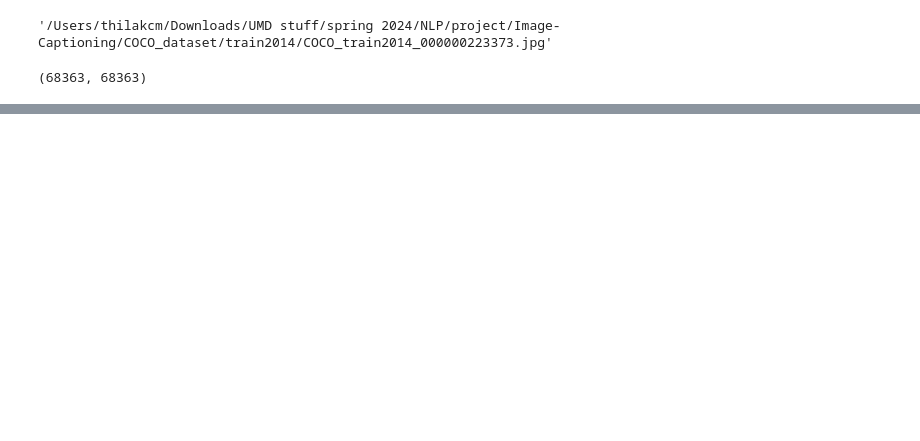
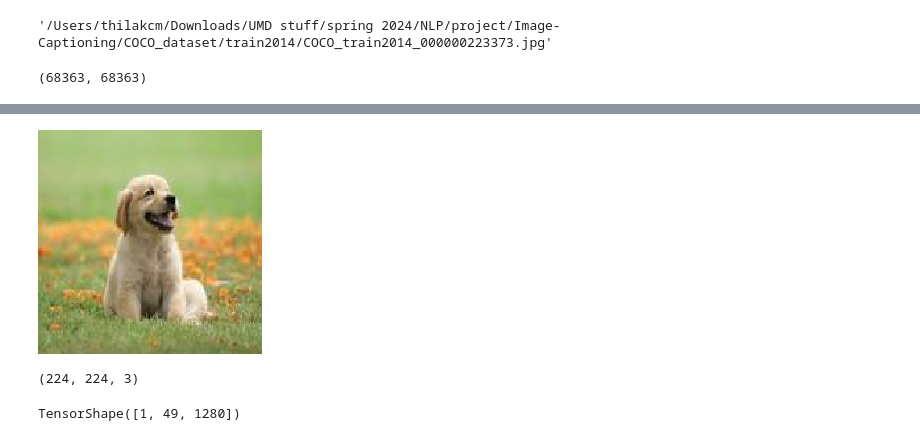
Before and after one commit to MatthewDulcich/Transformer-Image-Captioning, a Jupyter notebook: test.ipynb, the cells around one changed output, grey strips where cells are left out. Saved outputs shown, nothing was run; the diff lists cells and outputs as text; code cells hidden in the pictures; blank space fills up the shorter version.

Commit message:
extracted features for various images in (-1,1280) dims output

```diff
--- a/test.ipynb
+++ b/test.ipynb
@@ -47,8 +56,20 @@ efficientnet_model = EfficientNetB0(weights='imagenet')
 # %%
-image_path = 'waterbottle.jpeg'
+image_path = 'dog.jpeg'
 img = tf.keras.preprocessing.image.load_img(image_path, target_size=(224, 224))
 img_array = tf.keras.preprocessing.image.img_to_array(img)
 img_array = tf.keras.applications.efficientnet.preprocess_input(img_array)
+# %%
+img
+# %% [output]
+[figure, added]
+# %%
+img_array.shape
+# %% [output]
+(224, 224, 3)
+# %%
+cnn_model(img_array).shape
+# %% [output]
+TensorShape([1, 49, 1280])
 # %%
 predictions = efficientnet_model.predict(tf.expand_dims(img_array, axis=0))
 
```
Also changed, not shown: parts of 4 cells of this notebook.
